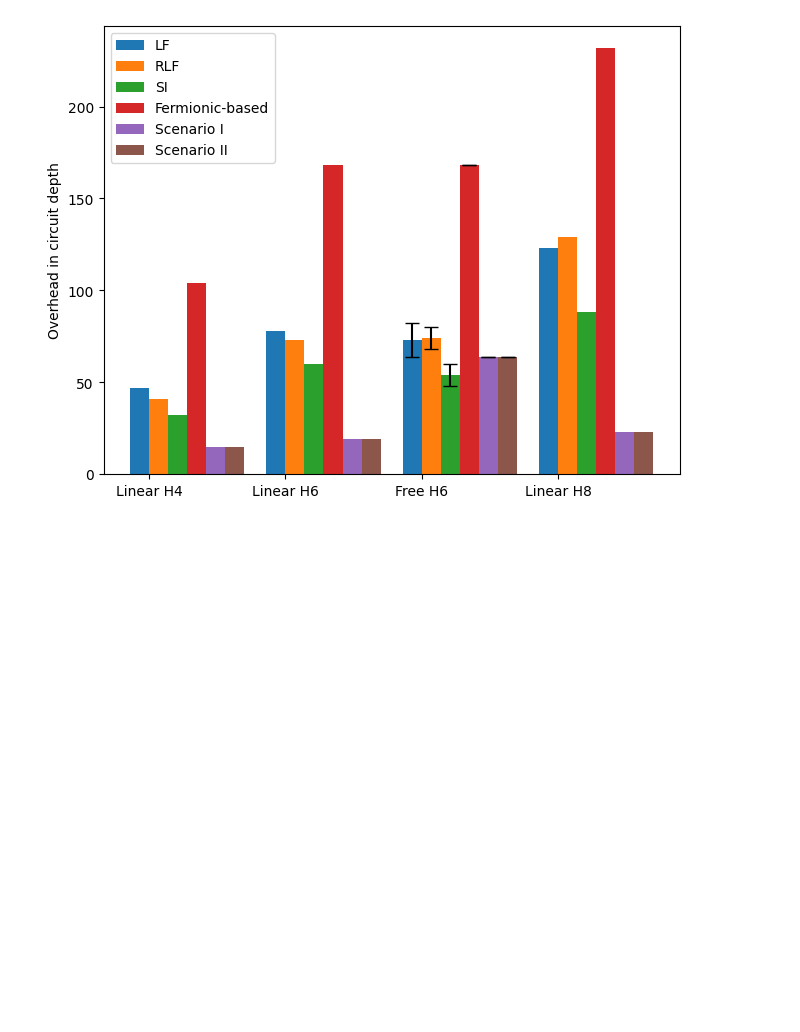
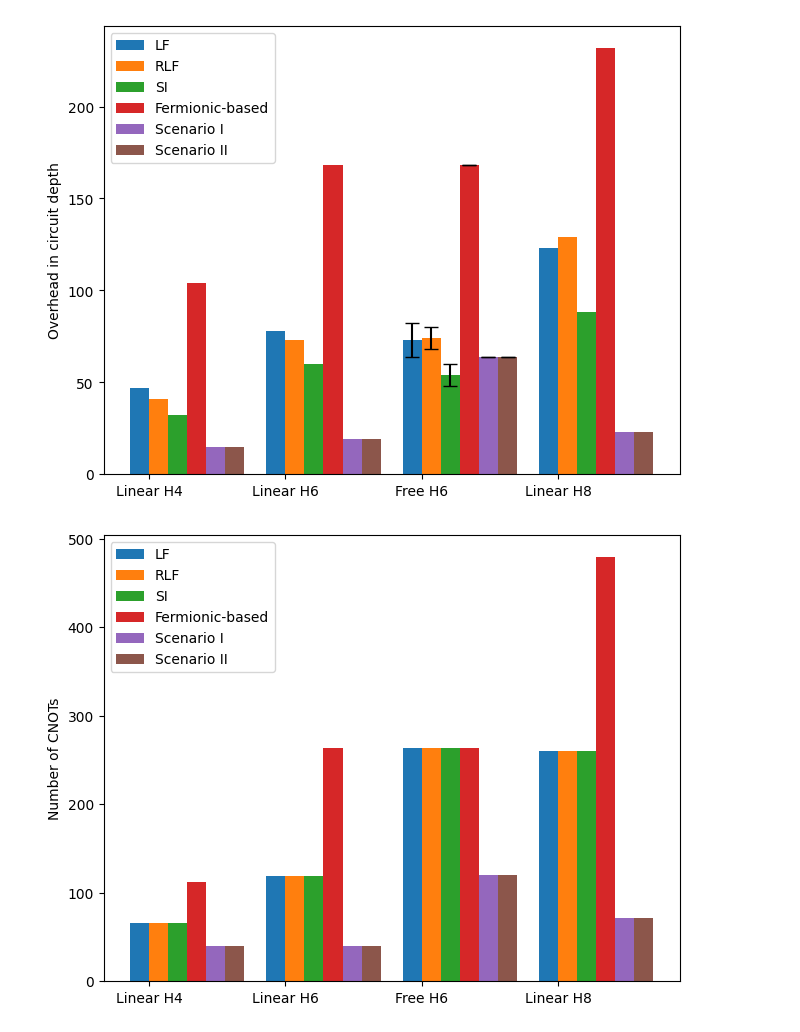
Before and after one commit to kottmanj/mvb, a Jupyter notebook: depth_overhead.ipynb, the cells around one changed output. Saved outputs shown, nothing was run; the diff lists cells and outputs as text; code cells hidden in the pictures; blank space fills up the shorter version.

Commit message:
counting CNOTs

```diff
--- a/depth_overhead.ipynb
+++ b/depth_overhead.ipynb
@@ -550,3 +596,62 @@ plt.savefig('filename.png', dpi=300)
 plt.show()
 # %% [output]
 [figure]
+# %%
+import matplotlib.pyplot as plt
+import numpy as np
+
+species = ("Linear H4", "Linear H6", "Free H6", "Linear H8")
+penguin_means = {
+    'LF': (66, 119, 264, 260),
+    'RLF': (66, 119, 264, 260),
+    'SI': (66, 119, 264, 260),
+    'Fermionic-based': (112, 264, 264, 480),
+    'Scenario I': (40, 40, 120, 72),
+    'Scenario II': (40, 40, 120, 72)
+}
+
+# penguin_errors = {
+#     'LF': (0, 0, 0, 0),
+#     'RLF': (0, 0, 0, 0),
+#     'SI': (0, 0, 0, 0),
+#     'Fermionic-based': (0, 0, 0, 0),
+#     'Scenario I': (0, 0, 0, 0),
+#     'Scenario II': (0, 0, 0, 0)
+# }
+
+x = np.arange(len(species))  # the label locations
+width = 0.14  # the width of the bars
+multiplier = 0.5
+
+fig, ax = plt.subplots(layout='constrained')
+for attribute, measurement in penguin_means.items():
+    offset = width * multiplier
+
+    # Plot bars without any error bars
+    rects = ax.bar(x + offset, measurement, width, label=attribute)
+
+    # Add error bars only for "Free H6" (index 2)
+    # if penguin_errors[attribute]:
+    #     # Only for the Free H6 position (index 2)
+    #     ax.errorbar(x[2] + offset, measurement[2],
+    #                yerr=penguin_errors[attribute][2],
+    #                fmt='none', ecolor='black', capsize=5)
+
+    multiplier += 1
+# for attribute, measurement in penguin_means.items():
+#     offset = width * multiplier
+#     rects = ax.bar(x + offset, measurement, width, label=attribute)
+#     # ax.bar_label(rects, padding=3)
+#     multiplier += 1
+
+# Add some text for labels, title and custom x-axis tick labels, etc.
+ax.set_ylabel('Number of CNOTs')
+# ax.set_title('Penguin attributes by species')
+ax.set_xticks(x + width, species)
+ax.legend()
+# ax.set_ylim(0, 240)
+plt.savefig('filename.png', dpi=300)
+
+plt.show()
+# %% [output]
+[figure, added]
```
Also changed, not shown: parts of 4 cells of this notebook, 1 other file.
